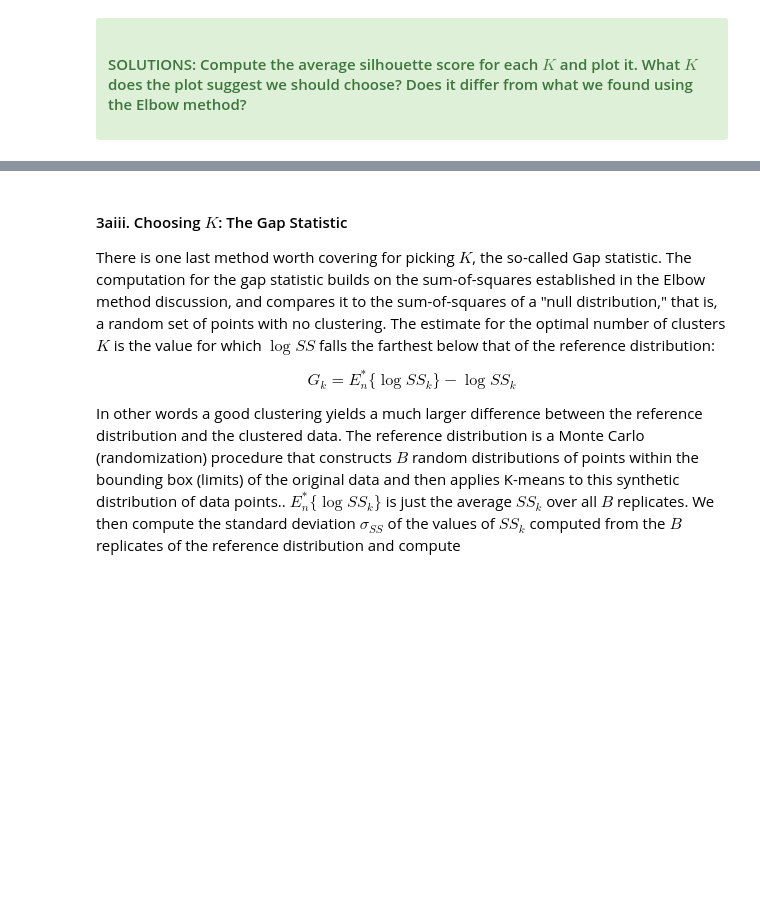
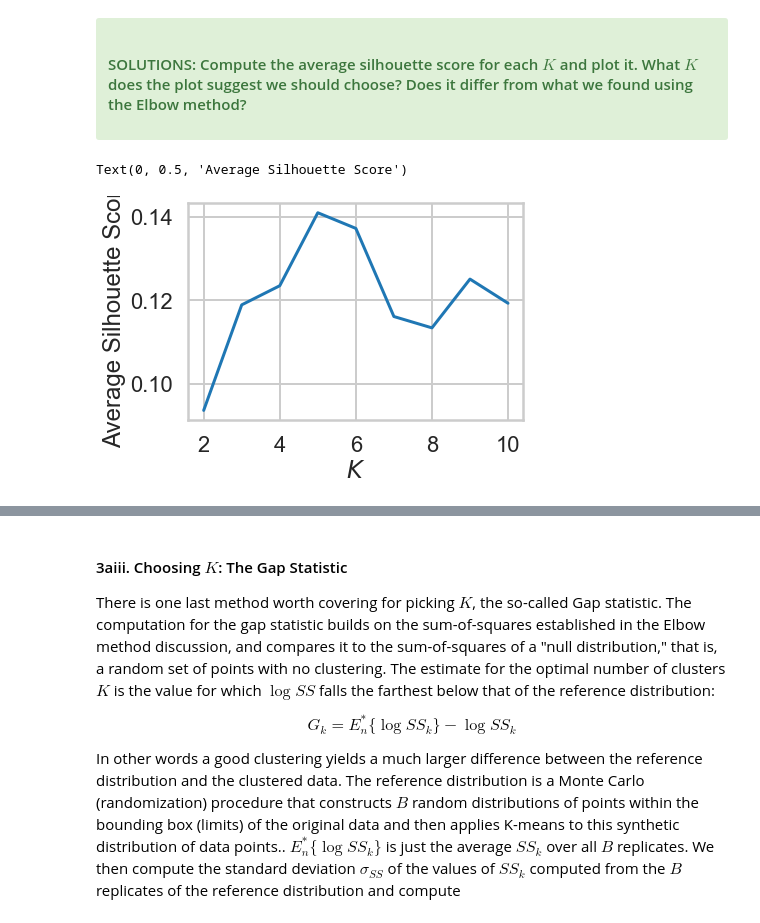
Before and after one commit to LannonTheCannon/springboard_backup, a Jupyter notebook: 15_Unsupervised_Learning/15.6_Principal_Component_Analysis/Clustering Case Study - Customer Segmentation with K-Means - Tier 1.ipynb, the cells around one changed output, grey strips where cells are left out. Saved outputs shown, nothing was run; the diff lists cells and outputs as text; code cells hidden in the pictures; blank space fills up the shorter version.

```diff
--- a/15_Unsupervised_Learning/15.6_Principal_Component_Analysis/Clustering Case Study - Customer Segmentation with K-Means - Tier 1.ipynb
+++ b/15_Unsupervised_Learning/15.6_Principal_Component_Analysis/Clustering Case Study - Customer Segmentation with K-Means - Tier 1.ipynb
@@ -325,6 +335,9 @@ for _ _ _ in _ _ _:
 # %%
 # Computing the avrage silhouette score for each K and plotting it
 # Call plot() with parameters KRange, avg_silhouette_scores
-plt._ _ _(_ _ _, avg_silhouette_scores)
+plt.plot(Krange, avg_silhouette_scores)
 plt.xlabel("$K$")
 plt.ylabel("Average Silhouette Score")
+# %% [output]
+Text(0, 0.5, 'Average Silhouette Score')
+[figure, added]
```
Also changed, not shown: parts of 11 cells of this notebook, 1 other file.
